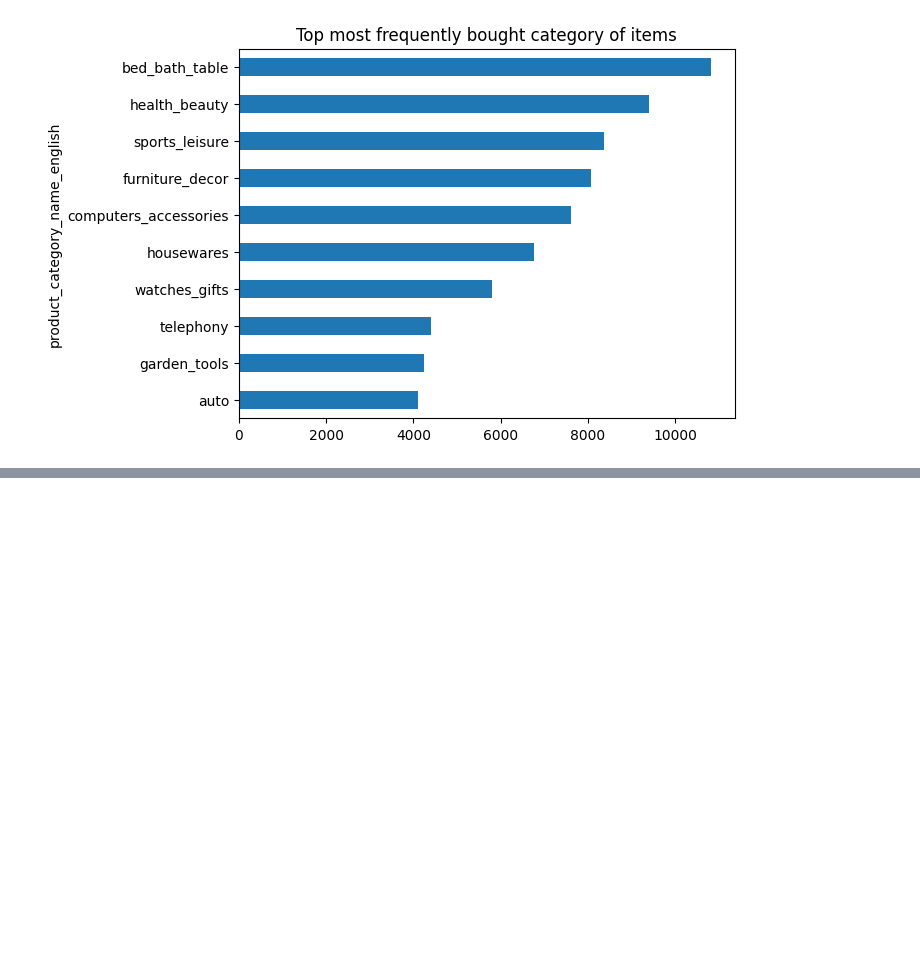
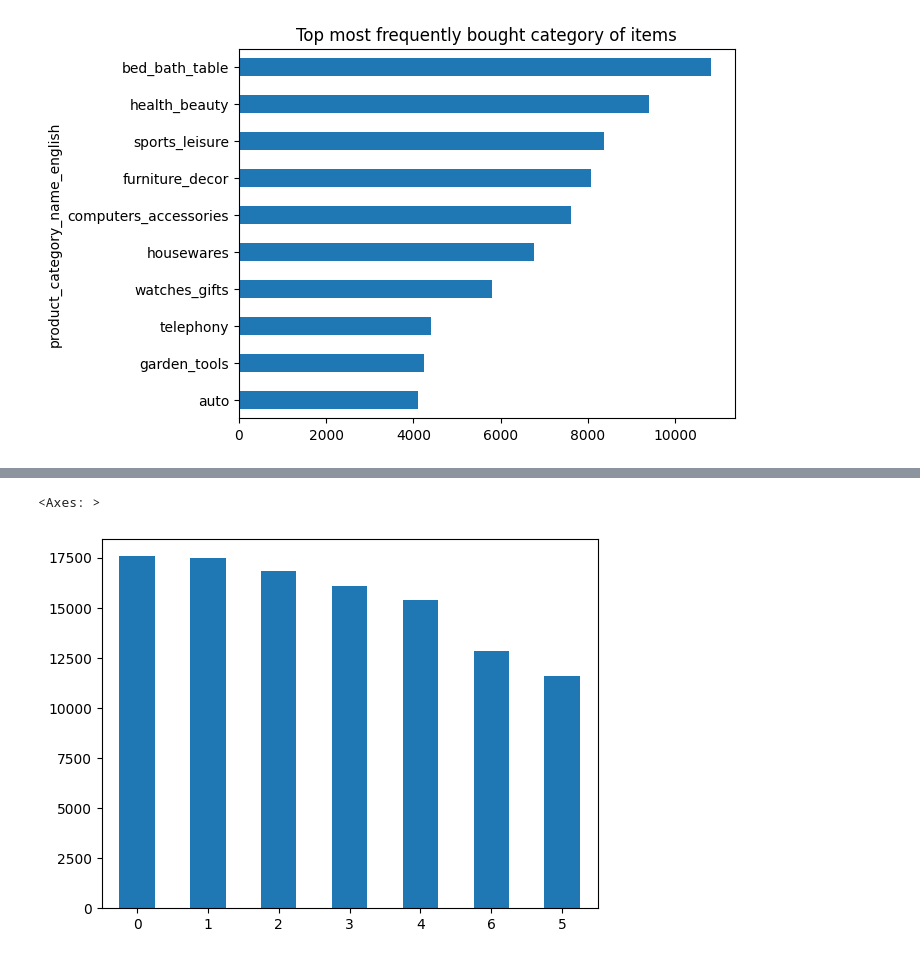
Before and after one commit to RuizLorenzoChavez/price-optimization-ML, a Jupyter notebook: main.ipynb, the cells around one changed output, grey strips where cells are left out. Saved outputs shown, nothing was run; the diff lists cells and outputs as text; code cells hidden in the pictures; blank space fills up the shorter version.

```diff
--- a/main.ipynb
+++ b/main.ipynb
@@ -455,0 +466,10 @@ memory usage: 10.0+ MB
+# %%
+(main_df
+ .day_of_week.
+ value_counts()
+ .plot
+ .bar(rot=0)
+ )
+# %% [output]
+<Axes: >
+[figure, added]
```
Also changed, not shown: parts of 1 cell of this notebook.
